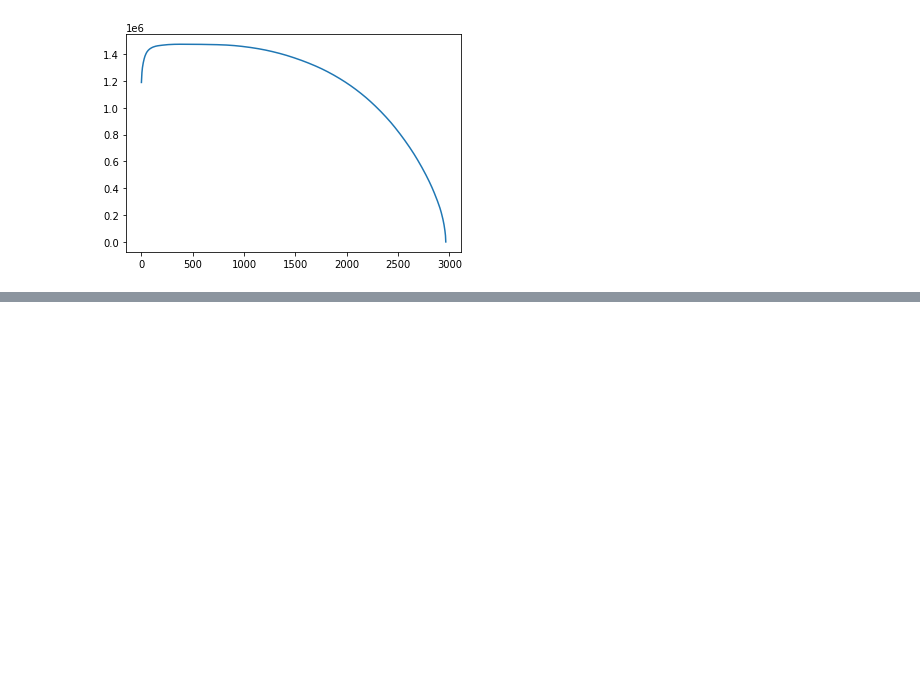
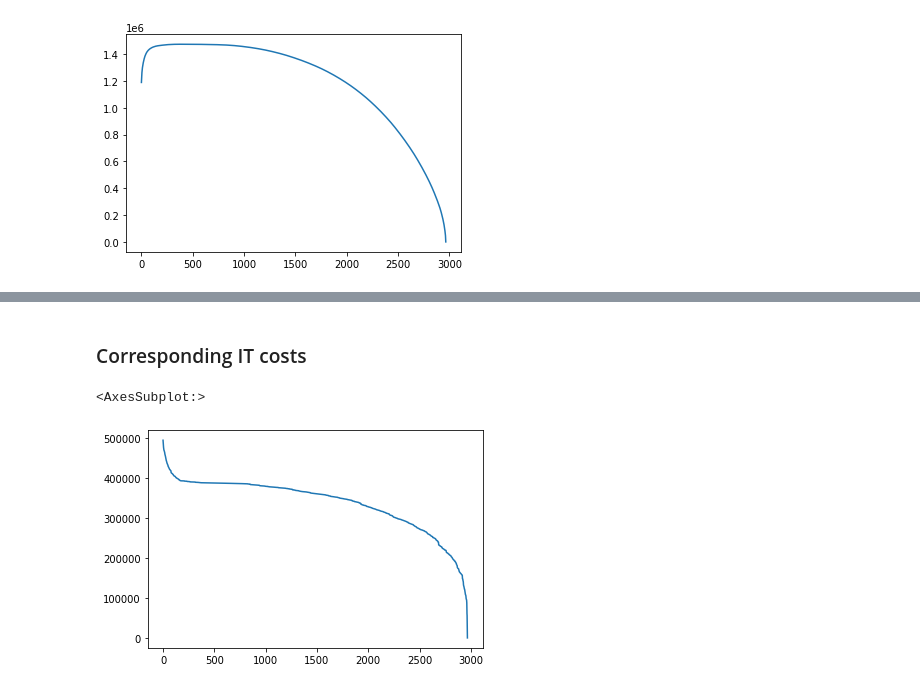
Before and after one commit to trouni/batch-796, a Jupyter notebook: recaps/decision-science/04-logistic-regression/seller_pnl_recap.ipynb, the cells around one changed output, grey strips where cells are left out. Saved outputs shown, nothing was run; the diff lists cells and outputs as text; code cells hidden in the pictures; blank space fills up the shorter version.

```diff
--- a/recaps/decision-science/04-logistic-regression/seller_pnl_recap.ipynb
+++ b/recaps/decision-science/04-logistic-regression/seller_pnl_recap.ipynb
@@ -133,0 +153,8 @@ it_costs = alpha * num_orders ** 0.5
+# %% [markdown]
+### Corresponding IT costs
+# %%
+cumulative_it_costs = alpha * (total_orders - sorted_sellers.n_orders.cumsum()) ** 0.5
+(cumulative_it_costs).plot()
+# %% [output]
+<AxesSubplot:>
+[figure, added]
```
Also changed, not shown: parts of 8 cells of this notebook.
